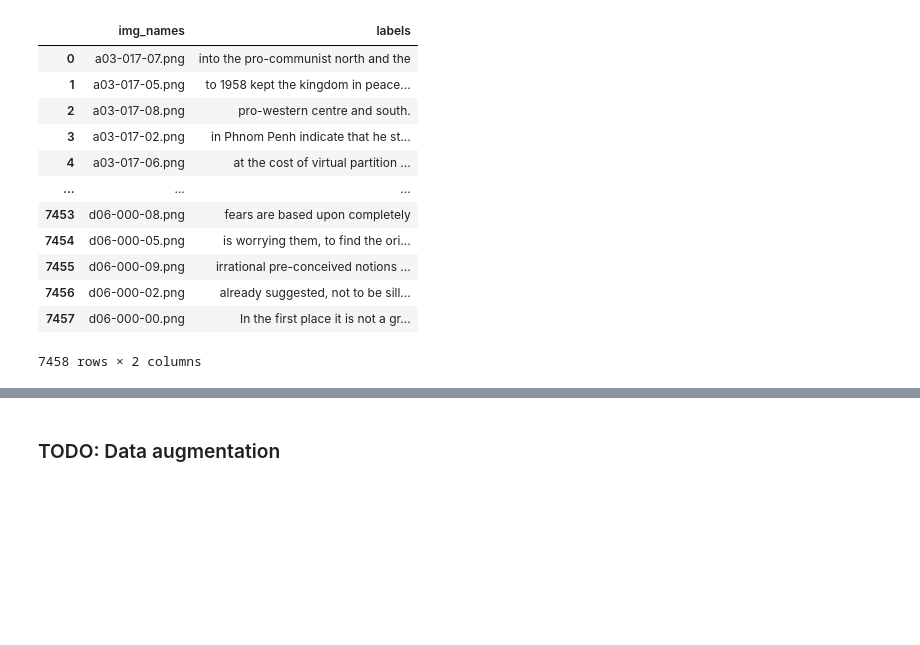
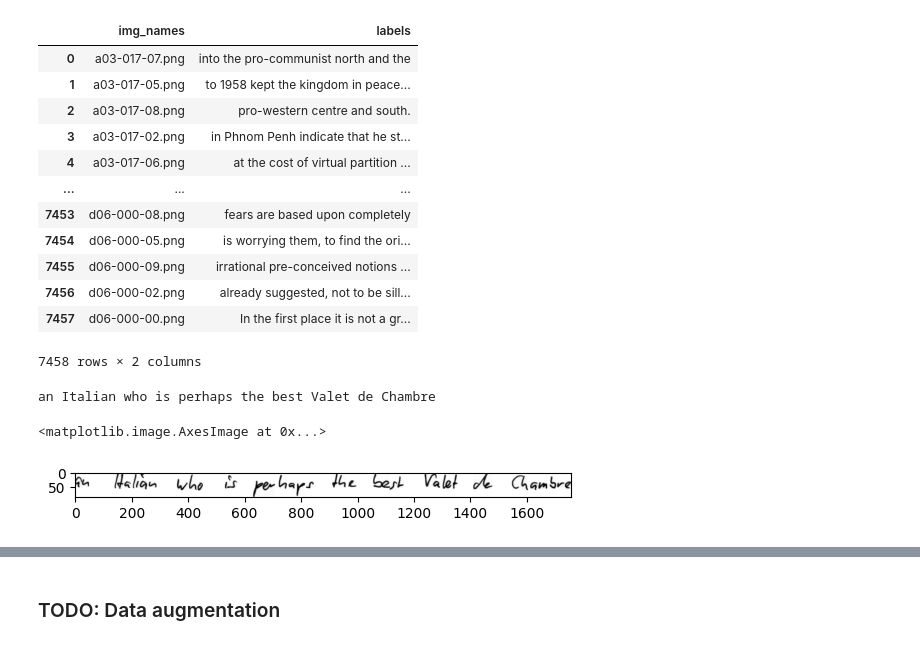
Before and after one commit to Jiayun-Zhang/HWR, a Jupyter notebook: IAM_pipelines/lightweight_transformer_pipeline.ipynb, the cells around one changed output, grey strips where cells are left out. Drawn from its saved outputs; the diff is of its cells as text; code cells hidden in the pictures; blank space fills up the shorter version.

```diff
--- a/IAM_pipelines/lightweight_transformer_pipeline.ipynb
+++ b/IAM_pipelines/lightweight_transformer_pipeline.ipynb
@@ -81,3 +81,14 @@ data
 | 7456 | d06-000-02.png | already suggested, not to be sill... |
 | 7457 | d06-000-00.png | In the first place it is not a gr... |
 7458 rows × 2 columns
+# %%
+# example
+ex_label = "an Italian who is perhaps the best Valet de Chambre"
+print(ex_label)
+# print(data['labels'][0])
+image = read_image(os.path.join(DATA_PATH, "img", "g06-026i-01.png"))
+plt.imshow(image[0, :, :], cmap = "gray")
+# %% [output]
+an Italian who is perhaps the best Valet de Chambre
+<matplotlib.image.AxesImage at 0x...>
+[figure, added]
```
Also changed, not shown: parts of 22 cells of this notebook.
